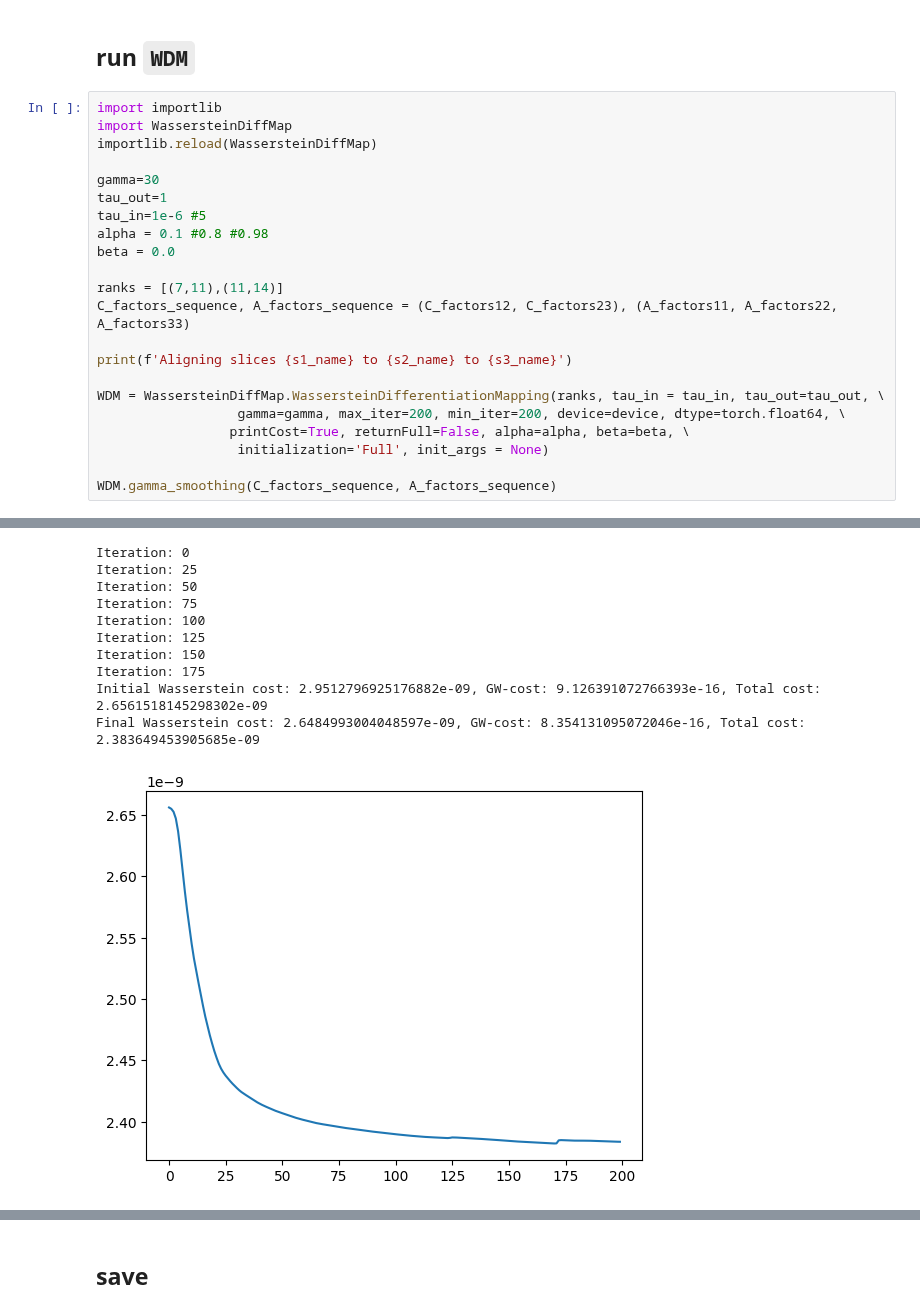
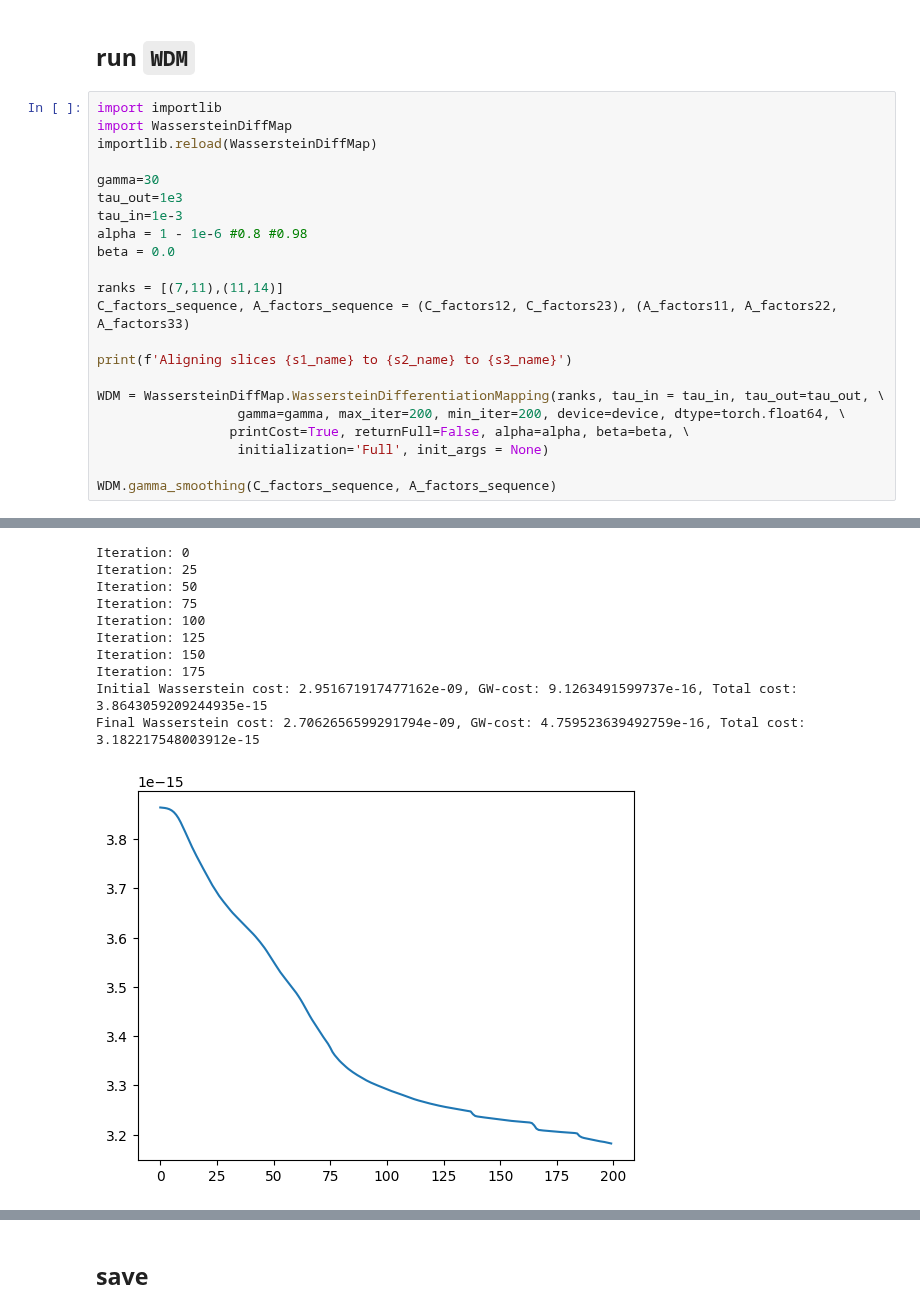
Before and after one commit to raphael-group/HM-OT, a Jupyter notebook: experiments/zf_test_run.ipynb, the cells around one changed output, grey strips where cells are left out. Saved outputs shown, nothing was run; the diff lists cells and outputs as text.

```diff
--- a/experiments/zf_test_run.ipynb
+++ b/experiments/zf_test_run.ipynb
@@ -206,9 +203,9 @@ import WassersteinDiffMap
 importlib.reload(WassersteinDiffMap)
 
 gamma=30
-tau_out=1
-tau_in=1e-6 #5
-alpha = 0.1 #0.8 #0.98
+tau_out=1e3
+tau_in=1e-3
+alpha = 1 - 1e-6 #0.8 #0.98
 beta = 0.0
 
 ranks = [(7,11),(11,14)]
@@ -238,14 +235,14 @@ Final Wasserstein cost: 2.328867066916285e-09, GW-cost: 1.092775736309567e-15, T
 Iteration: 0
 Iteration: 25
 Iteration: 50
 Iteration: 75
 Iteration: 100
 Iteration: 125
 Iteration: 150
 Iteration: 175
-Initial Wasserstein cost: 2.9512796925176882e-09, GW-cost: 9.126391072766393e-16, Total cost: 2.6561518145298302e-09
-Final Wasserstein cost: 2.6484993004048597e-09, GW-cost: 8.354131095072046e-16, Total cost: 2.383649453905685e-09
+Initial Wasserstein cost: 2.951671917477162e-09, GW-cost: 9.1263491599737e-16, Total cost: 3.8643059209244935e-15
+Final Wasserstein cost: 2.7062656599291794e-09, GW-cost: 4.759523639492759e-16, Total cost: 3.182217548003912e-15
-[figure, old version]
+[figure, new version]
 Ranks: r1 7, r2 11, r3 14
 Iteration: 0
 Iteration: 25
```
Also changed, not shown: parts of 5 cells of this notebook, 2 other files.
